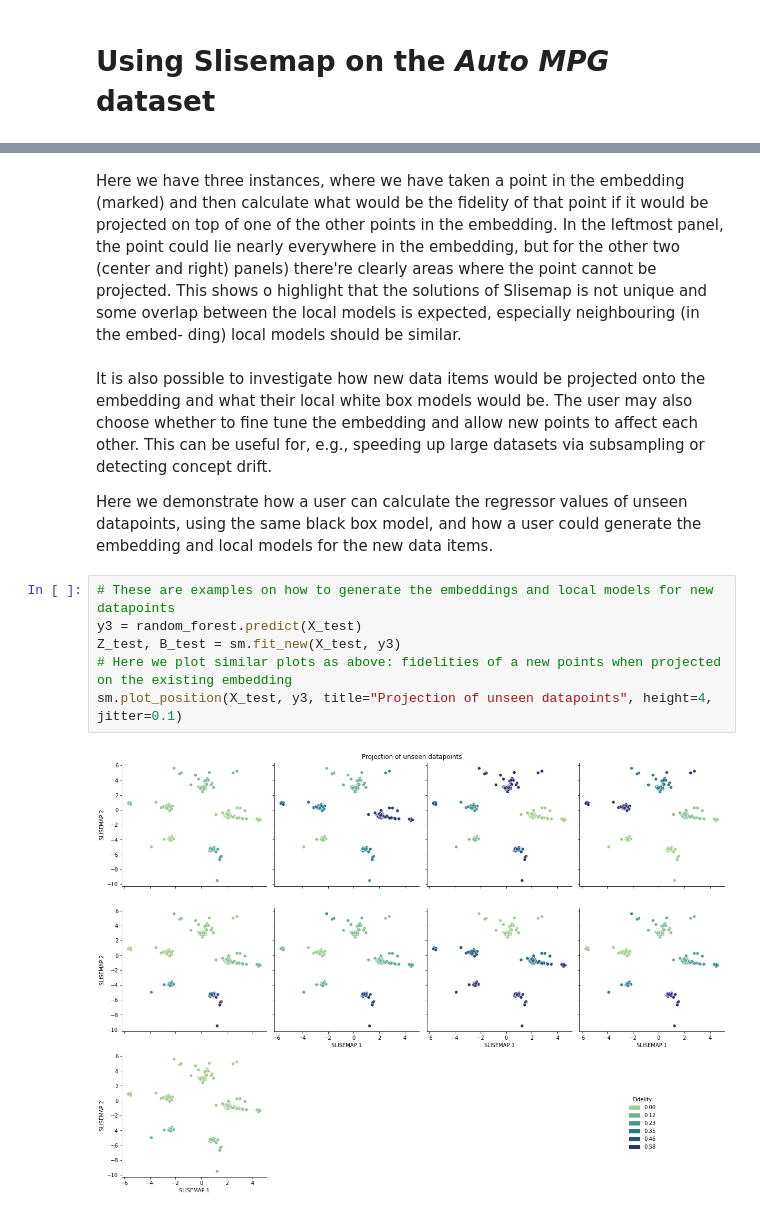
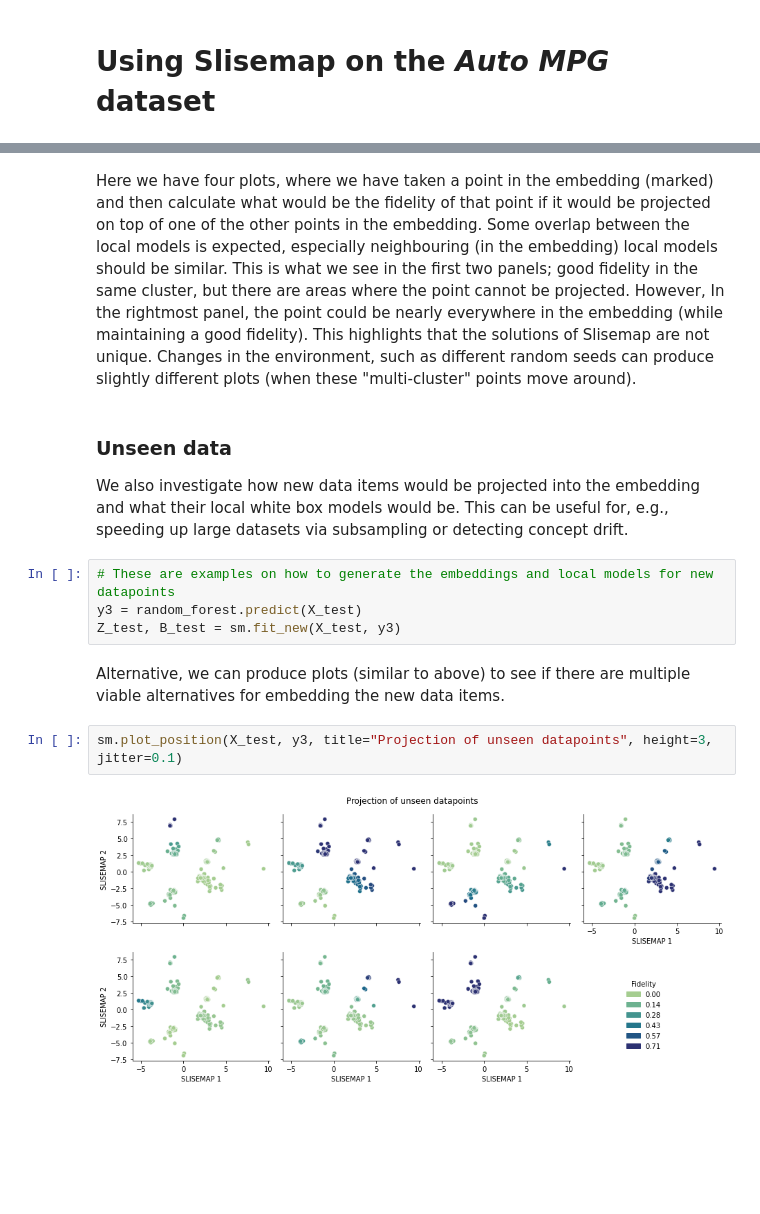
Before and after one commit to edahelsinki/slisemap, a Jupyter notebook: examples/01_regression_example_autompg.ipynb, the cells around one changed output, grey strips where cells are left out. Cells and saved outputs as stored; diff of their text form; blank space fills up the shorter version.

```diff
--- a/examples/01_regression_example_autompg.ipynb
+++ b/examples/01_regression_example_autompg.ipynb
@@ -105,15 +133,17 @@ sm.plot_position(index=[1,100,300], title="Investigating alternative location fo
 # %% [markdown]
-Here we have three instances, where we have taken a point in the embedding (marked) and then calculate what would be the fidelity of that point if it would be projected on top of one of the other points in the embedding. In the leftmost panel, the point could lie nearly everywhere in the embedding, but for the other two (center and right) panels) there're clearly areas where the point cannot be projected. This shows o highlight that the solutions of Slisemap is not unique and some overlap between the local models is expected, especially neighbouring (in the embed-
-ding) local models should be similar.
+Here we have four plots, where we have taken a point in the embedding (marked) and then calculate what would be the fidelity of that point if it would be projected on top of one of the other points in the embedding. Some overlap between the local models is expected, especially neighbouring (in the embedding) local models should be similar. This is what we see in the first two panels; good fidelity in the same cluster, but there are areas where the point cannot be projected. However, In the rightmost panel, the point could be nearly everywhere in the embedding (while maintaining a good fidelity). This highlights that the solutions of Slisemap are not unique. Changes in the environment, such as different random seeds can produce slightly different plots (when these "multi-cluster" points move around).
 # %% [markdown]
-It is also possible to investigate how new data items would be projected onto the embedding and what their local white box models would be. The user may also choose whether to fine tune the embedding and allow new points to affect each other. This can be useful for, e.g., speeding up large datasets via subsampling or detecting concept drift.
+### Unseen data
 
-Here we demonstrate how a user can calculate the regressor values of unseen datapoints, using the same black box model, and how a user could generate the embedding and local models for the new data items.
+We also investigate how new data items would be projected into the embedding and what their local white box models would be.
+This can be useful for, e.g., speeding up large datasets via subsampling or detecting concept drift.
 # %%
 # These are examples on how to generate the embeddings and local models for new datapoints
 y3 = random_forest.predict(X_test)
 Z_test, B_test = sm.fit_new(X_test, y3)
-# Here we plot similar plots as above: fidelities of a new points when projected on the existing embedding
-sm.plot_position(X_test, y3, title="Projection of unseen datapoints", height=4, jitter=0.1)
-# %% [output]
-[figure, removed]
+# %% [markdown]
+Alternative, we can produce plots (similar to above) to see if there are multiple viable alternatives for embedding the new data items.
+# %%
+sm.plot_position(X_test, y3, title="Projection of unseen datapoints", height=3, jitter=0.1)
+# %% [output]
+[figure, added]
```
Also changed, not shown: parts of 25 cells of this notebook, 2 other files.
